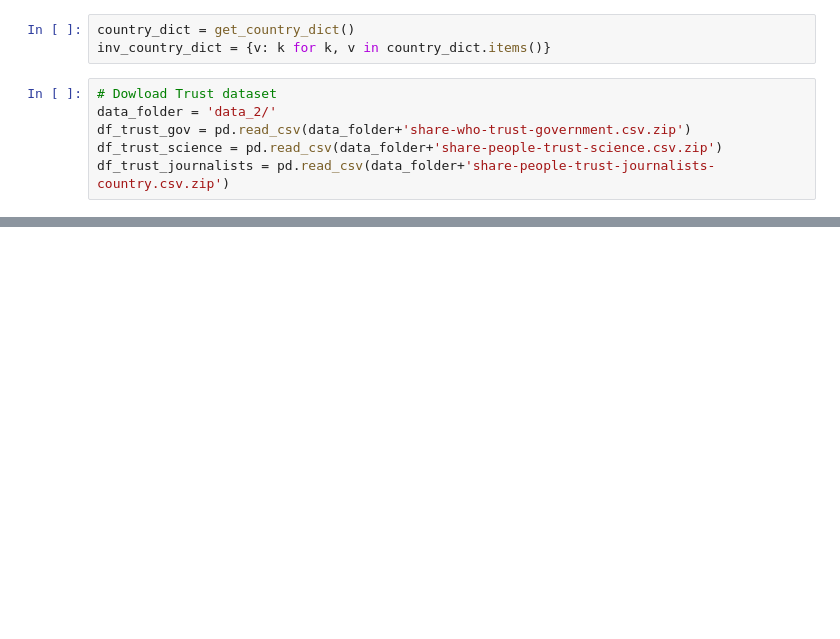
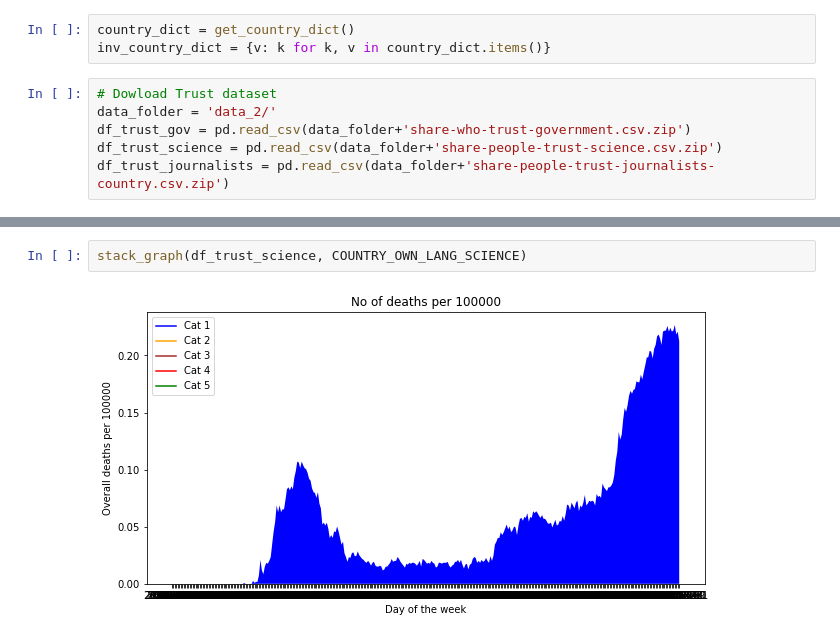
Before and after one commit to epfl-ada/ada-2022-project-thedatadiggers22, a Jupyter notebook: Trust.ipynb, the cells around one changed output, grey strips where cells are left out. Drawn from its saved outputs; the diff is of its cells as text; blank space fills up the shorter version.

```diff
--- a/Trust.ipynb
+++ b/Trust.ipynb
@@ -83,0 +154,4 @@ def trust_category(trust, nbr_category, country_dict):
+# %%
+stack_graph(df_trust_science, COUNTRY_OWN_LANG_SCIENCE)
+# %% [output]
+[figure, added]
```
Also changed, not shown: parts of 8 cells of this notebook, 1 other file.
